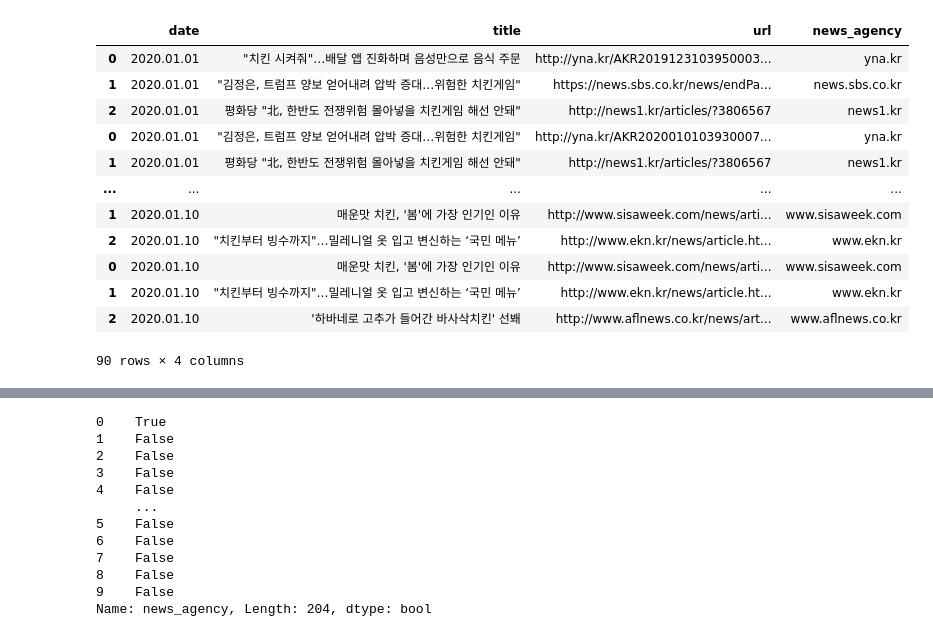
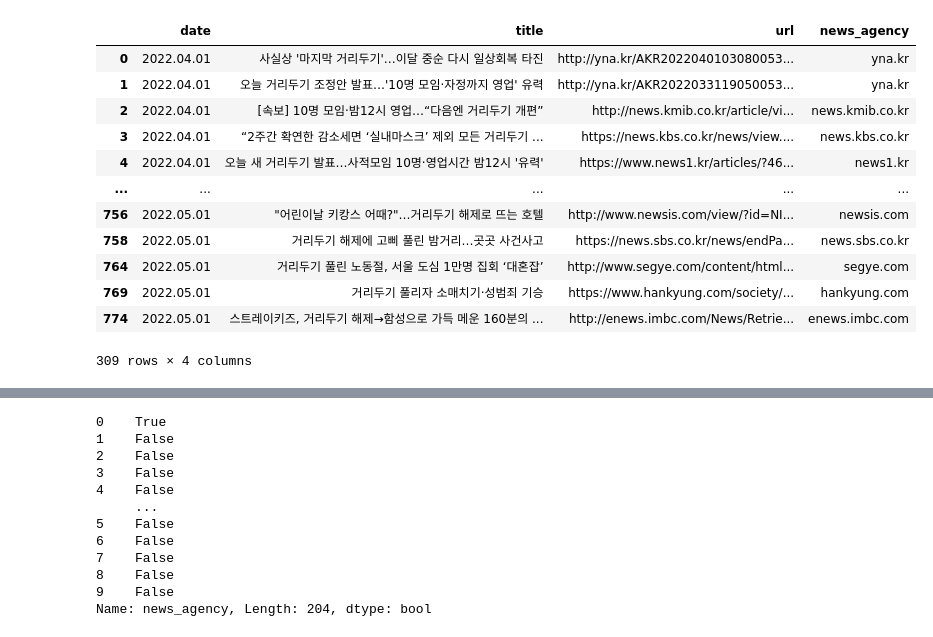
Before and after one commit to redish0317/web_crawling_practice, a Jupyter notebook: naver_news_crawling.ipynb, the cells around one changed output, grey strips where cells are left out. Saved outputs shown, nothing was run; the diff lists cells and outputs as text; code cells hidden in the pictures.

```diff
--- a/naver_news_crawling.ipynb
+++ b/naver_news_crawling.ipynb
@@ -10,6 +10,9 @@ warnings.simplefilter(action='ignore', category=FutureWarning)
 # %%
 #원하는 기간의 날짜를 리스트로 반환하는 함수
 def date_range(start, end):
+    '''
+    startdate, enddate는 %Y%m%d 포맷으로 'YYYYMMDD' 형식
+    '''
     start = datetime.strptime(start, "%Y%m%d")
     end = datetime.strptime(end, "%Y%m%d")
     dates = [date.strftime("%Y.%m.%d") for date in pd.date_range(start, periods=(end-start).days+1)]
@@ -86,7 +89,7 @@ def last_botton_number(startdate,enddate,search_keyword,max_count_per_day):
 #start enddate default로 today()수정예정
 def naver_news_url_crawling(search_keyword,max_count_per_day=-1,startdate='20220101',enddate='20220101'):
     '''
-    startdate, enddate는 %Y%m%d 포맷으로 'YYYYMMDD' 형식
+
     max_count_per_day 하루 당 크롤링 할 최대 뉴스의 수 dafult시 (400,총 뉴스의 수) 중 작은값
 
     네이버 뉴스 웹은 page를 넘길 때 마다  (1, 11, 21, 31)순서로 바뀌고
@@ -103,13 +106,13 @@ def naver_news_url_crawling(search_keyword,max_count_per_day=-1,startdate='20220
     url = 'https://search.naver.com/search.naver?where=news&sm=tab_pge&query={search_keyword}&sort=0&photo=0&field=0&pd=3&ds={date}&de={date}&cluster_rank=28&mynews=0&office_type=0&office_section_code=0&news_office_checked=&nso=so:r,p:from{date_}to{date_},a:all&start={page}'
 
     #빈 데이터프레임을 만들고 크롤링한 데이터를 1일 단위로 concat해서 반환 할 계획
-    result = pd.DataFrame(columns=['date','title','url'])
+    result = []
 
 
 
                                 #last_botton_number 파라미터는 클래스 선언하면서 추후에 수정
                                 #max_count_per_day -1일 경우 최대치로 크롤링 해야하는데 수정해야함
-    for date, botton_count, step in last_botton_number(startdate,enddate,url,search_keyword,max_count_per_day):
+    for date, botton_count, step in last_botton_number(startdate,enddate,search_keyword,max_count_per_day):
         for page in range(1,botton_count+1,step):
             url_ = url.format(search_keyword = search_keyword,
                               date = date,
@@ -123,10 +126,12 @@ def naver_news_url_crawling(search_keyword,max_count_per_day=-1,startdate='20220
             a_page_title = [html['title'] for html in soup[:min(10,max_count_per_day)]]
             a_page_date = [date] * len(a_page_title)
 
-            result= pd.concat([result , pd.DataFrame({'date':a_page_date, 'title':a_page_title, 'url':a_page_ulr})])
+            result.append(pd.DataFrame({'date':a_page_date, 'title':a_page_title, 'url':a_page_ulr}))
+
+    result = pd.concat(result,ignore_index=True).drop_duplicates()
 
     # url에서 신문사의 정보를 유추할 수 있는 부분을 추출
-    result['news_agency'] = result['url'].apply(lambda x : x.split('/')[2])
+    result['news_agency'] = result['url'].apply(lambda x : x.split('/')[2]).apply(lambda x : x.replace('www.',''))
 
     return result
 
@@ -142,20 +147,19 @@ def main_text_crawling():
     '''
     return None
 # %%
-df = naver_news_url_crawling(search_keyword='치킨',max_count_per_day=3,
-                             startdate='20200101',enddate='20200110')
+df = naver_news_url_crawling(search_keyword='사회적 거리두기',max_count_per_day=5,startdate='20220401',enddate='20220501')
 df
 # %% [output]
 |  | date | title | url | news_agency |
-| 0 | 2020.01.01 | "치킨 시켜줘"…배달 앱 진화하며 음성만으로 음식 주문 | http://yna.kr/AKR2019123103950003... | yna.kr |
-| 1 | 2020.01.01 | "김정은, 트럼프 양보 얻어내려 압박 증대…위험한 치킨게임" | https://news.sbs.co.kr/news/endPa... | news.sbs.co.kr |
-| 2 | 2020.01.01 | 평화당 "北, 한반도 전쟁위험 몰아넣을 치킨게임 해선 안돼" | http://news1.kr/articles/?3806567 | news1.kr |
-| 0 | 2020.01.01 | "김정은, 트럼프 양보 얻어내려 압박 증대…위험한 치킨게임" | http://yna.kr/AKR2020010103930007... | yna.kr |
-| 1 | 2020.01.01 | 평화당 "北, 한반도 전쟁위험 몰아넣을 치킨게임 해선 안돼" | http://news1.kr/articles/?3806567 | news1.kr |
+| 0 | 2022.04.01 | 사실상 '마지막 거리두기'…이달 중순 다시 일상회복 타진 | http://yna.kr/AKR2022040103080053... | yna.kr |
+| 1 | 2022.04.01 | 오늘 거리두기 조정안 발표…'10명 모임·자정까지 영업' 유력 | http://yna.kr/AKR2022033119050053... | yna.kr |
+| 2 | 2022.04.01 | [속보] 10명 모임·밤12시 영업…“다음엔 거리두기 개편” | http://news.kmib.co.kr/article/vi... | news.kmib.co.kr |
+| 3 | 2022.04.01 | “2주간 확연한 감소세면 ‘실내마스크’ 제외 모든 거리두기 ... | https://news.kbs.co.kr/news/view.... | news.kbs.co.kr |
+| 4 | 2022.04.01 | 오늘 새 거리두기 발표…사적모임 10명·영업시간 밤12시 '유력' | https://www.news1.kr/articles/?46... | news1.kr |
 | ... | ... | ... | ... | ... |
-| 1 | 2020.01.10 | 매운맛 치킨, '봄'에 가장 인기인 이유 | http://www.sisaweek.com/news/arti... | www.sisaweek.com |
-| 2 | 2020.01.10 | "치킨부터 빙수까지"…밀레니얼 옷 입고 변신하는 ‘국민 메뉴’ | http://www.ekn.kr/news/article.ht... | www.ekn.kr |
-| 0 | 2020.01.10 | 매운맛 치킨, '봄'에 가장 인기인 이유 | http://www.sisaweek.com/news/arti... | www.sisaweek.com |
-| 1 | 2020.01.10 | "치킨부터 빙수까지"…밀레니얼 옷 입고 변신하는 ‘국민 메뉴’ | http://www.ekn.kr/news/article.ht... | www.ekn.kr |
-| 2 | 2020.01.10 | '하바네로 고추가 들어간 바사삭치킨' 선봬 | http://www.aflnews.co.kr/news/art... | www.aflnews.co.kr |
+| 756 | 2022.05.01 | "어린이날 키캉스 어때?"…거리두기 해제로 뜨는 호텔 | http://www.newsis.com/view/?id=NI... | newsis.com |
+| 758 | 2022.05.01 | 거리두기 해제에 고삐 풀린 밤거리…곳곳 사건사고 | https://news.sbs.co.kr/news/endPa... | news.sbs.co.kr |
+| 764 | 2022.05.01 | 거리두기 풀린 노동절, 서울 도심 1만명 집회 ‘대혼잡’ | http://www.segye.com/content/html... | segye.com |
+| 769 | 2022.05.01 | 거리두기 풀리자 소매치기·성범죄 기승 | https://www.hankyung.com/society/... | hankyung.com |
+| 774 | 2022.05.01 | 스트레이키즈, 거리두기 해제→함성으로 가득 메운 160분의 ... | http://enews.imbc.com/News/Retrie... | enews.imbc.com |
-90 rows × 4 columns
+309 rows × 4 columns
```
Also changed, not shown: parts of 9 cells of this notebook.
